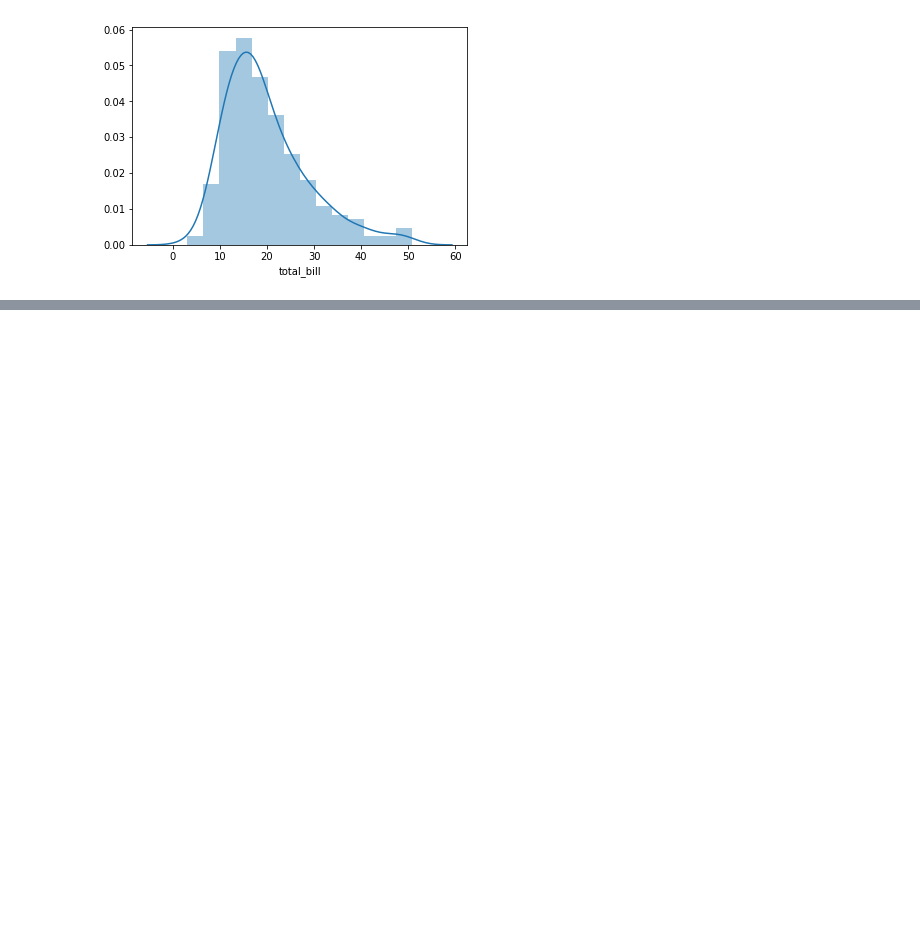
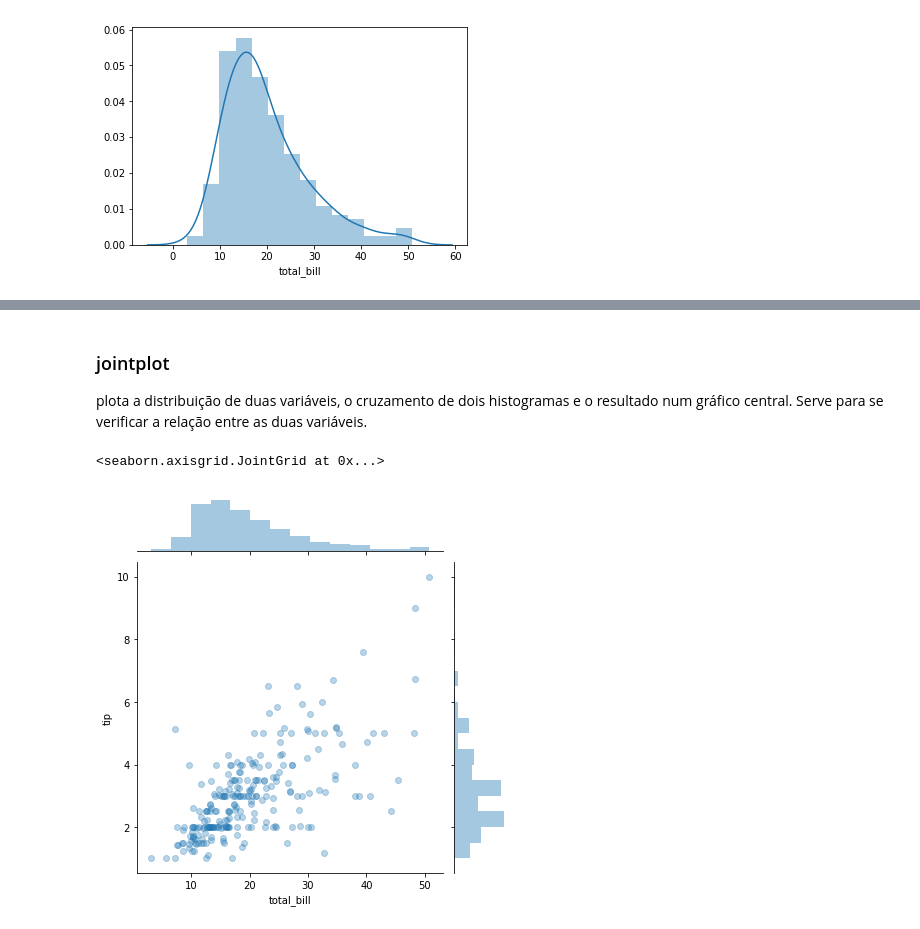
Before and after one commit to laerciogil/Python-Data-Science-and-Machine-Learning-Bootcamp, a Jupyter notebook: 3. Python para Visualização de dados/Seaborn/My notes/Notes - Plots de distribuições.ipynb, the cells around one changed output, grey strips where cells are left out. Cells and saved outputs as stored; diff of their text form; code cells hidden in the pictures; blank space fills up the shorter version.

Commit message:
aula 1 seaborn

```diff
--- a/3. Python para Visualização de dados/Seaborn/My notes/Notes - Plots de distribuições.ipynb
+++ b/3. Python para Visualização de dados/Seaborn/My notes/Notes - Plots de distribuições.ipynb
@@ -51,0 +70,9 @@ sns.distplot(tips['total_bill'])
+# %% [markdown]
+### jointplot
+
+plota a distribuição de duas variáveis, o cruzamento de dois histogramas e o resultado num gráfico central. Serve para se verificar a relação entre as duas variáveis.
+# %%
+sns.jointplot(x='total_bill', y='tip', data=tips, alpha=0.3)
+# %% [output]
+<seaborn.axisgrid.JointGrid at 0x...>
+[figure, added]
```
Also changed, not shown: parts of 17 cells of this notebook.
